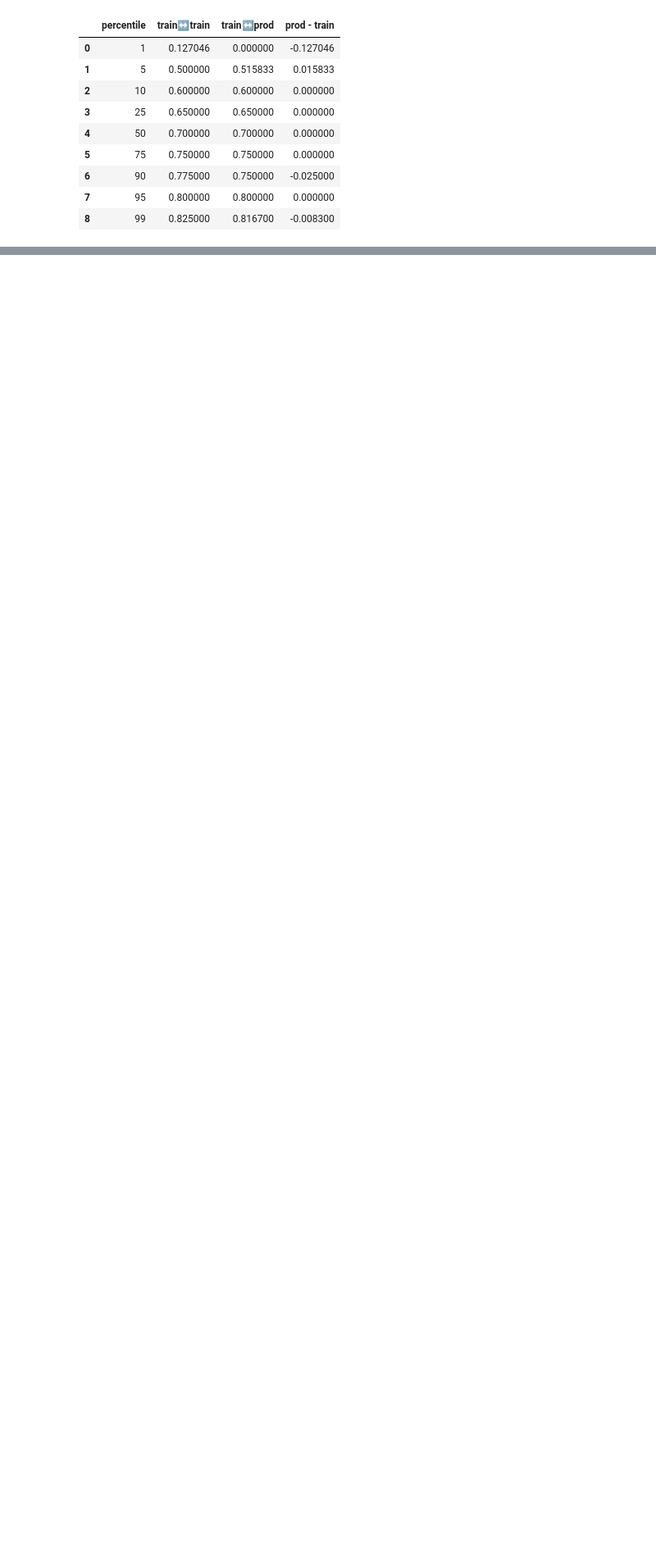
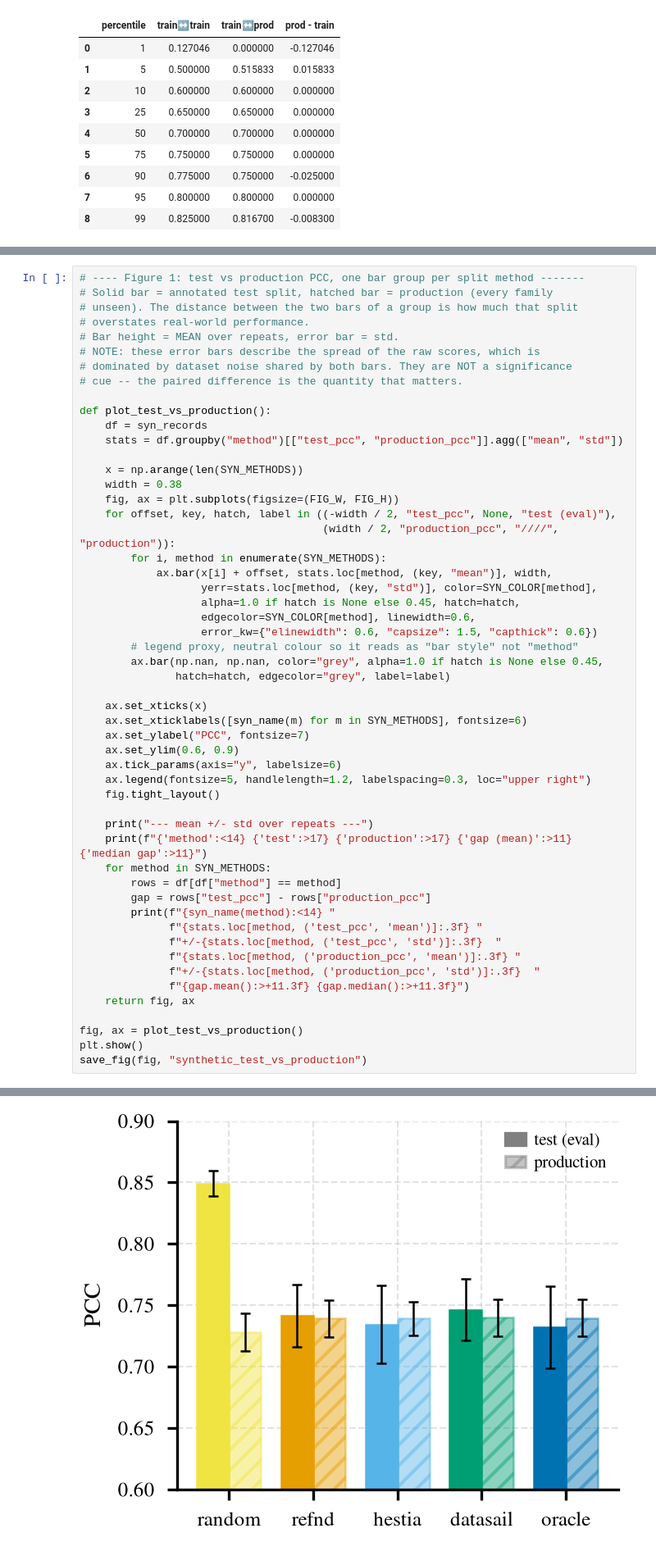
Before and after one commit to anthol42/refnd-paper, a Jupyter notebook: notebooks/comparison_figures.ipynb, the cells around one changed output, grey strips where cells are left out. Shown at 82% size. Saved outputs shown, nothing was run; the diff lists cells and outputs as text; blank space fills up the shorter version.

Commit message:
New results of synthetic experiment

```diff
--- a/notebooks/comparison_figures.ipynb
+++ b/notebooks/comparison_figures.ipynb
@@ -922,0 +987,54 @@ Spearman r = 0.911
+# %%
+# ---- Figure 1: test vs production PCC, one bar group per split method -------
+# Solid bar = annotated test split, hatched bar = production (every family
+# unseen). The distance between the two bars of a group is how much that split
+# overstates real-world performance.
+# Bar height = MEAN over repeats, error bar = std.
+# NOTE: these error bars describe the spread of the raw scores, which is
+# dominated by dataset noise shared by both bars. They are NOT a significance
+# cue -- the paired difference is the quantity that matters.
+
+def plot_test_vs_production():
+    df = syn_records
+    stats = df.groupby("method")[["test_pcc", "production_pcc"]].agg(["mean", "std"])
+
+    x = np.arange(len(SYN_METHODS))
+    width = 0.38
+    fig, ax = plt.subplots(figsize=(FIG_W, FIG_H))
+    for offset, key, hatch, label in ((-width / 2, "test_pcc", None, "test (eval)"),
+                                      (width / 2, "production_pcc", "////", "production")):
+        for i, method in enumerate(SYN_METHODS):
+            ax.bar(x[i] + offset, stats.loc[method, (key, "mean")], width,
+                   yerr=stats.loc[method, (key, "std")], color=SYN_COLOR[method],
+                   alpha=1.0 if hatch is None else 0.45, hatch=hatch,
+                   edgecolor=SYN_COLOR[method], linewidth=0.6,
+                   error_kw={"elinewidth": 0.6, "capsize": 1.5, "capthick": 0.6})
+        # legend proxy, neutral colour so it reads as "bar style" not "method"
+        ax.bar(np.nan, np.nan, color="grey", alpha=1.0 if hatch is None else 0.45,
+               hatch=hatch, edgecolor="grey", label=label)
+
+    ax.set_xticks(x)
+    ax.set_xticklabels([syn_name(m) for m in SYN_METHODS], fontsize=6)
+    ax.set_ylabel("PCC", fontsize=7)
+    ax.set_ylim(0.6, 0.9)
+    ax.tick_params(axis="y", labelsize=6)
+    ax.legend(fontsize=5, handlelength=1.2, labelspacing=0.3, loc="upper right")
+    fig.tight_layout()
+
+    print("--- mean +/- std over repeats ---")
+    print(f"{'method':<14} {'test':>17} {'production':>17} {'gap (mean)':>11} {'median gap':>11}")
+    for method in SYN_METHODS:
+        rows = df[df["method"] == method]
+        gap = rows["test_pcc"] - rows["production_pcc"]
+        print(f"{syn_name(method):<14} "
+              f"{stats.loc[method, ('test_pcc', 'mean')]:.3f} "
+              f"+/-{stats.loc[method, ('test_pcc', 'std')]:.3f}  "
+              f"{stats.loc[method, ('production_pcc', 'mean')]:.3f} "
+              f"+/-{stats.loc[method, ('production_pcc', 'std')]:.3f}  "
+              f"{gap.mean():>+11.3f} {gap.median():>+11.3f}")
+    return fig, ax
+
+fig, ax = plot_test_vs_production()
+plt.show()
+save_fig(fig, "synthetic_test_vs_production")
+# %% [output]
@@ -922,0 +1048 @@ Spearman r = 0.911
+[figure, added]
```
Also changed, not shown: parts of 10 cells of this notebook, 17 other files.
